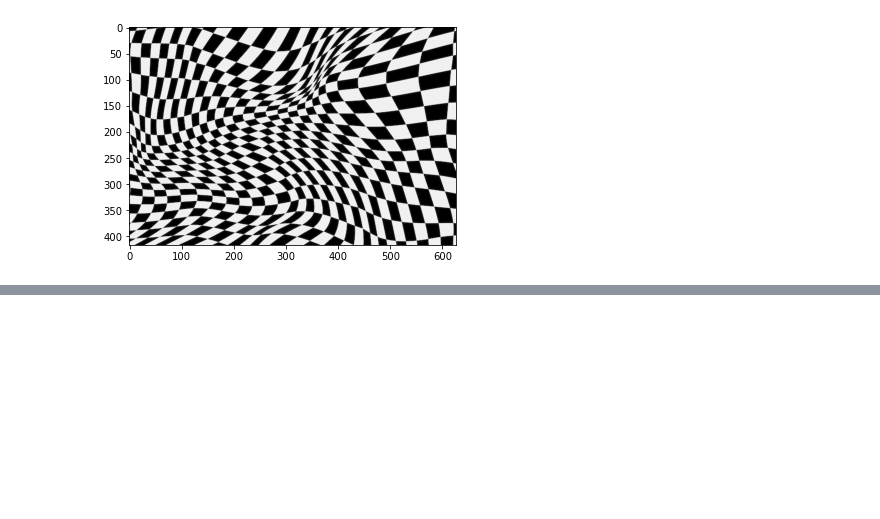
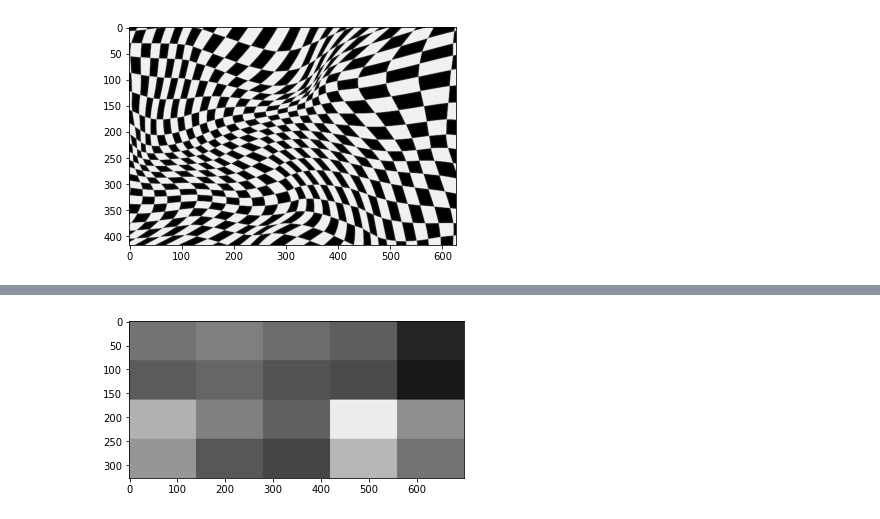
Before and after one commit to 2U1/ComputerVision, a Jupyter notebook: Assignment3/corners.ipynb, the cells around one changed output, grey strips where cells are left out. Cells and saved outputs as stored; diff of their text form; code cells hidden in the pictures; blank space fills up the shorter version.

```diff
--- a/Assignment3/corners.ipynb
+++ b/Assignment3/corners.ipynb
@@ -98,0 +277,8 @@ plt.show()
+# %%
+img = plt.imread('image2.png')
+R, G, B = img[:,:,0], img[:,:,1], img[:,:,2]
+img = 0.2989 * R + 0.5870 * G + 0.1140 * B
+plt.imshow(img,cmap='gray')
+plt.show()
+# %% [output]
+[figure, added]
```
Also changed, not shown: parts of 13 cells of this notebook, 1 other file.
